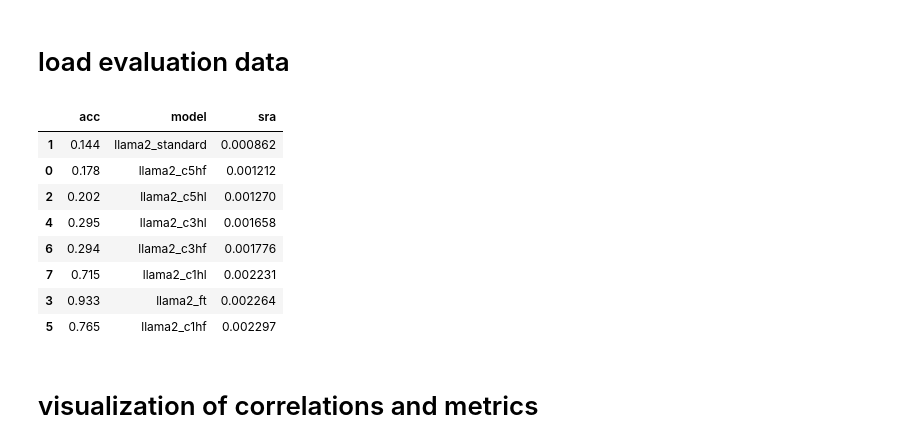
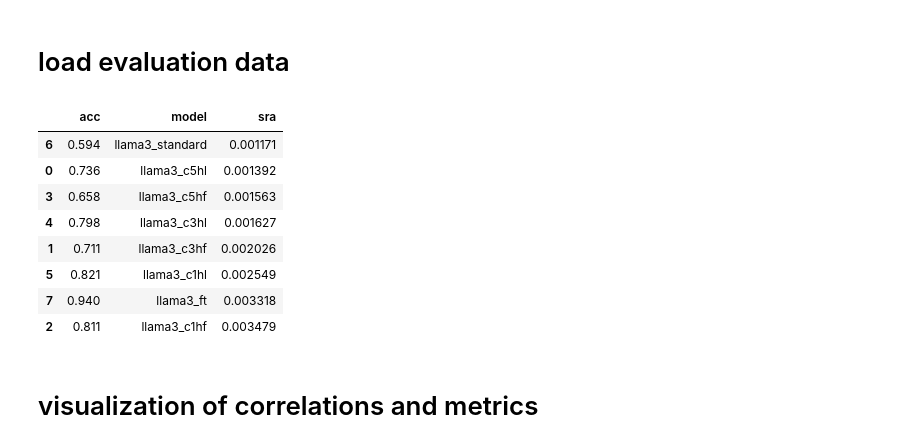
Before and after one commit to navidmdn/ESConv-SRA, a Jupyter notebook: training/evaluation.ipynb, the cells around one changed output. Drawn from its saved outputs; the diff is of its cells as text; code cells hidden in the pictures.

```diff
--- a/training/evaluation.ipynb
+++ b/training/evaluation.ipynb
@@ -14,39 +14,39 @@ def load_responses(path):
 # %%
 from glob import glob
 import pandas as pd
 
 
-res_files = glob('data/eval3/*.json')
+res_files = glob('data/eval4/*.json')
 
 res_df_list = []
 
 for f in res_files:
     model_name = f.split('/')[-1].replace(".json", "")
     correct = 0
     sra = 0
     resps = load_responses(f)
     for r in resps:
         if r['strategy'] == r['inferred_strategy']:
             correct += 1
         sra += r['sra']
     res_df_list.append({
         'acc': correct/len(resps),
         'model': model_name,
         'sra': sra/len(resps)
     })
 
 df = pd.DataFrame(res_df_list)
 df.sort_values(by=['sra'])
 # %% [output]
 |  | acc | model | sra |
-| 1 | 0.144 | llama2_standard | 0.000862 |
-| 0 | 0.178 | llama2_c5hf | 0.001212 |
-| 2 | 0.202 | llama2_c5hl | 0.001270 |
-| 4 | 0.295 | llama2_c3hl | 0.001658 |
-| 6 | 0.294 | llama2_c3hf | 0.001776 |
-| 7 | 0.715 | llama2_c1hl | 0.002231 |
-| 3 | 0.933 | llama2_ft | 0.002264 |
-| 5 | 0.765 | llama2_c1hf | 0.002297 |
+| 6 | 0.594 | llama3_standard | 0.001171 |
+| 0 | 0.736 | llama3_c5hl | 0.001392 |
+| 3 | 0.658 | llama3_c5hf | 0.001563 |
+| 4 | 0.798 | llama3_c3hl | 0.001627 |
+| 1 | 0.711 | llama3_c3hf | 0.002026 |
+| 5 | 0.821 | llama3_c1hl | 0.002549 |
+| 7 | 0.940 | llama3_ft | 0.003318 |
+| 2 | 0.811 | llama3_c1hf | 0.003479 |
 # %% [markdown]
 # visualization of correlations and metrics
 # %%
```
